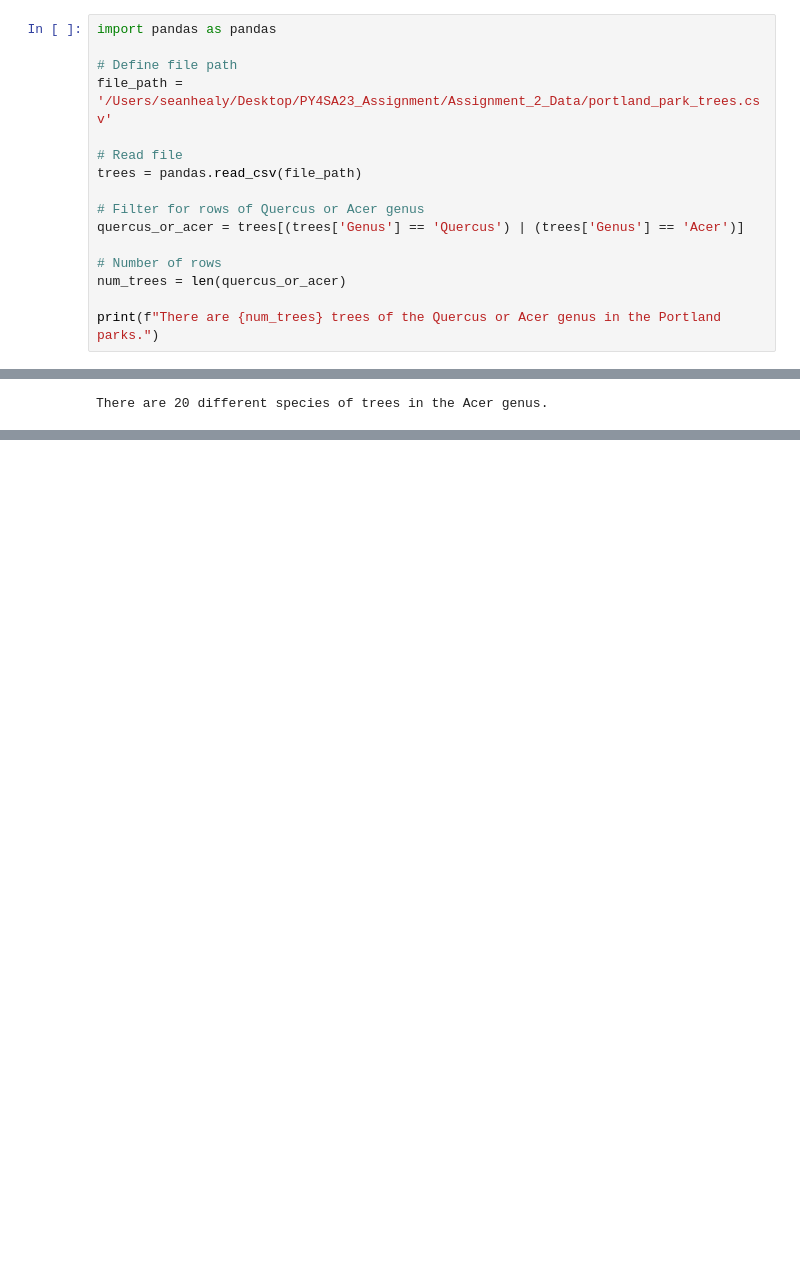
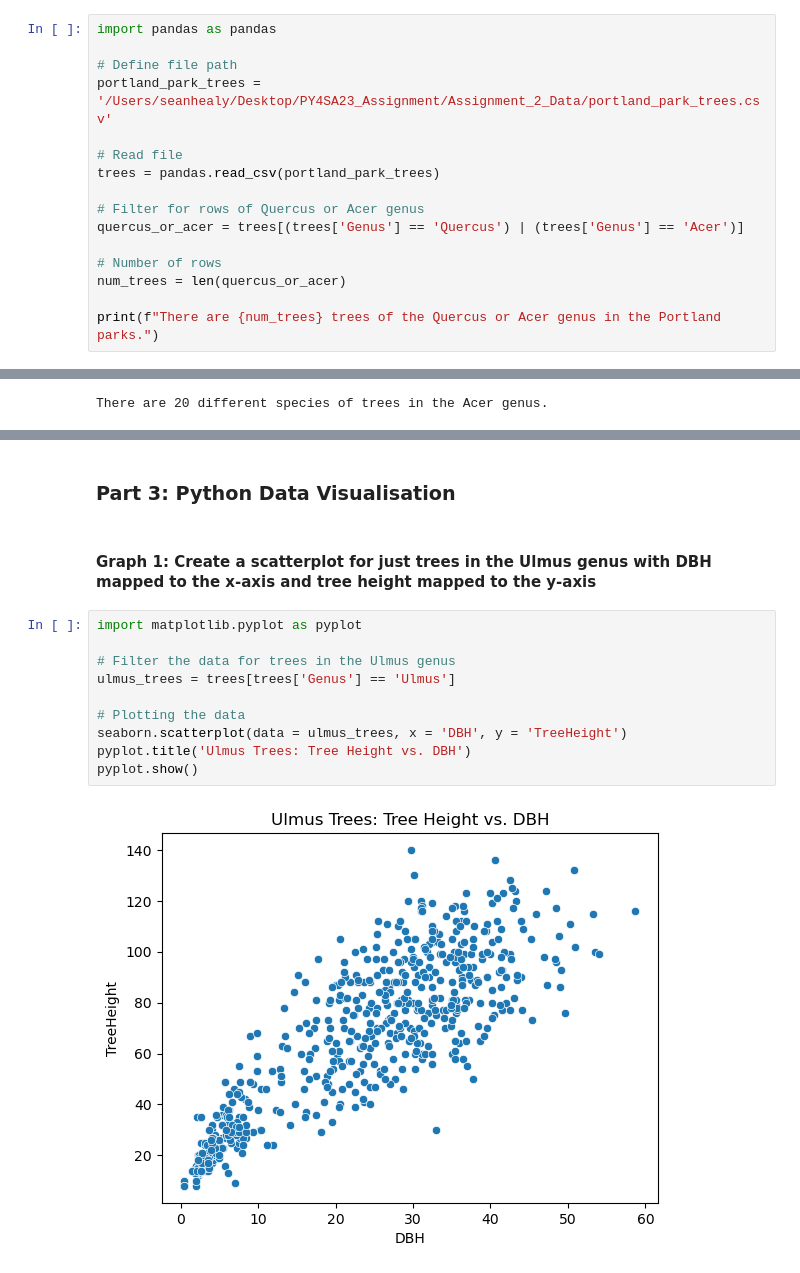
Before and after one commit to SeanH0122/PY4SA23_Assignment, a Jupyter notebook: Assignment No 2 - Sean Healy.ipynb, the cells around one changed output, grey strips where cells are left out. Saved outputs shown, nothing was run; the diff lists cells and outputs as text; blank space fills up the shorter version.

Commit message:
Assignment Update

```diff
--- a/Assignment No 2 - Sean Healy.ipynb
+++ b/Assignment No 2 - Sean Healy.ipynb
@@ -89,10 +89,10 @@ The distance between the Uni of St. Andrews and Edinburgh Uni is  50.20 km.
 import pandas as pandas
 
 # Define file path
-file_path = '/Users/seanhealy/Desktop/PY4SA23_Assignment/Assignment_2_Data/portland_park_trees.csv'
+portland_park_trees = '/Users/seanhealy/Desktop/PY4SA23_Assignment/Assignment_2_Data/portland_park_trees.csv'
 
 # Read file
-trees = pandas.read_csv(file_path)
+trees = pandas.read_csv(portland_park_trees)
 
 # Filter for rows of Quercus or Acer genus
 quercus_or_acer = trees[(trees['Genus'] == 'Quercus') | (trees['Genus'] == 'Acer')]
@@ -144,0 +186,16 @@ There are 20 different species of trees in the Acer genus.
+# %% [markdown]
+### Part 3: Python Data Visualisation
+# %% [markdown]
+#### Graph 1: Create a scatterplot for just trees in the Ulmus genus with DBH mapped to the x-axis and tree height mapped to the y-axis
+# %%
+import matplotlib.pyplot as pyplot
+
+# Filter the data for trees in the Ulmus genus
+ulmus_trees = trees[trees['Genus'] == 'Ulmus']
+
+# Plotting the data
+seaborn.scatterplot(data = ulmus_trees, x = 'DBH', y = 'TreeHeight')
+pyplot.title('Ulmus Trees: Tree Height vs. DBH')
+pyplot.show()
+# %% [output]
+[figure, added]
```
Also changed, not shown: parts of 11 cells of this notebook, 1 other file.
